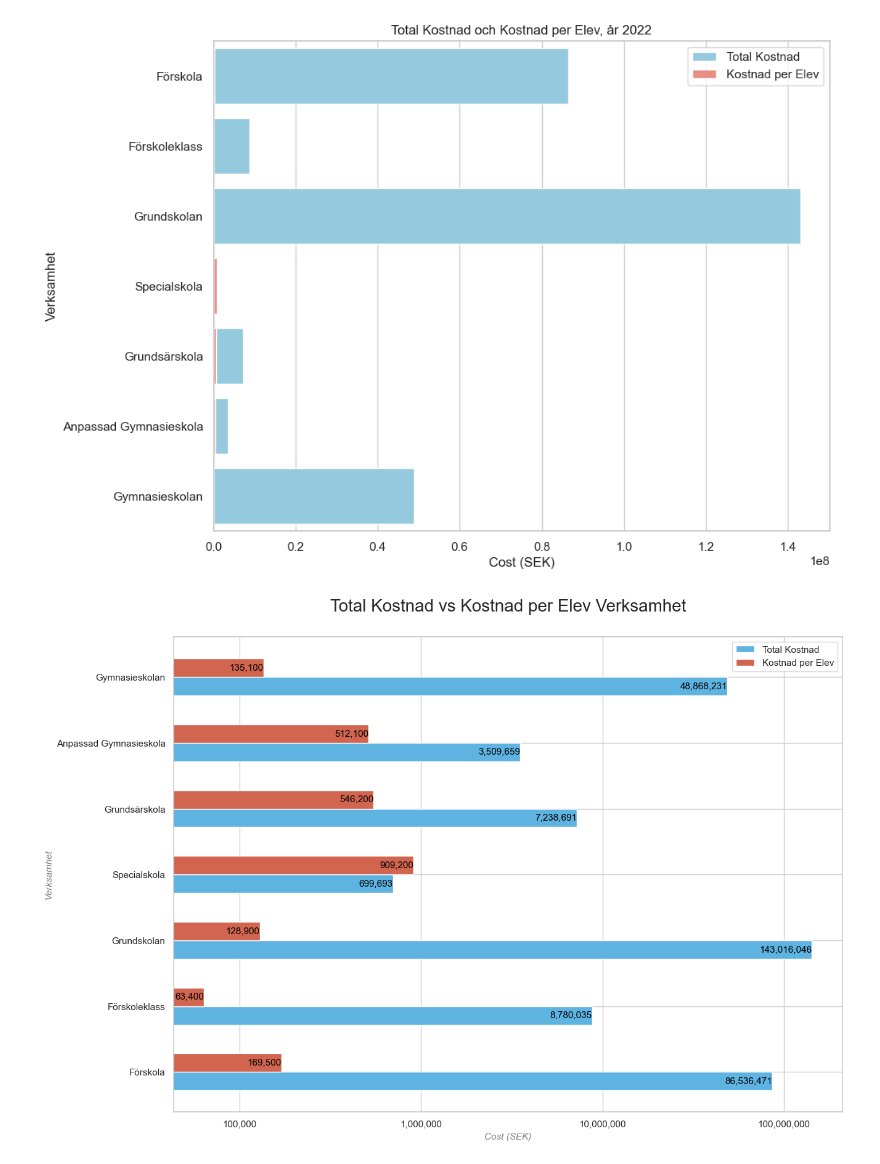
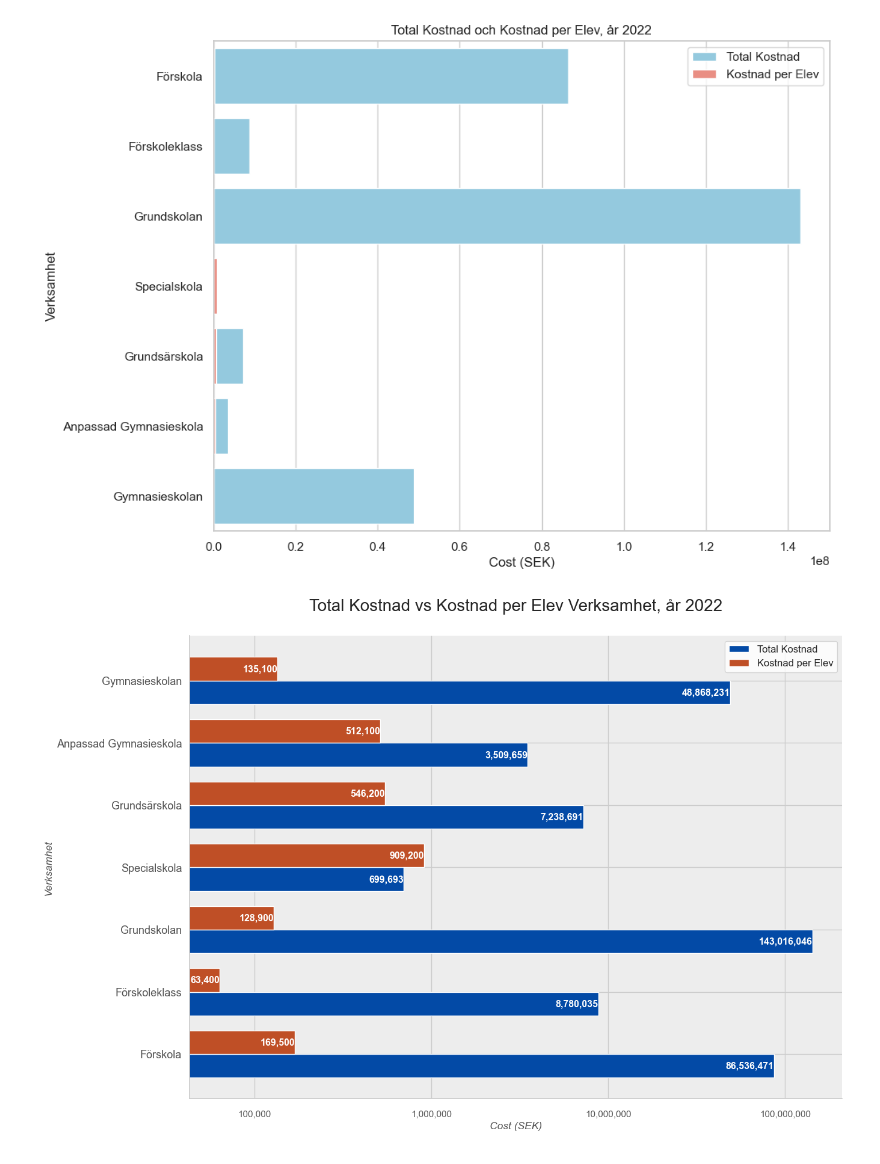
Before and after one commit to ArthurLopez1/Python-Arthur-Lopez-OPA23, a Jupyter notebook: labb2/labb2_2.ipynb, the cells around one changed output. Cells and saved outputs as stored; diff of their text form; code cells hidden in the pictures.

```diff
--- a/labb2/labb2_2.ipynb
+++ b/labb2/labb2_2.ipynb
@@ -329,44 +329,54 @@ plt.show()
 
 from matplotlib.ticker import ScalarFormatter, FuncFormatter
 import numpy as np
 
+grey = '#525252'
+
+
 plt.figure(figsize=(14, 10))
-barWidth = 0.28
+barWidth = 0.38
 r1 = np.arange(len(school_cost.index))
 r2 = [x + barWidth for x in r1]
 
-# Make the plot
-bars1 = plt.barh(r1, school_cost['Total Kostnad'], color='#5EB3E0', height=barWidth, label='Total Kostnad')
-bars2 = plt.barh(r2, school_cost['Kostnad per Elev'], color='#D1654F', height=barWidth, label='Kostnad per Elev')
 
-# Add value markers to every bar
+bars1 = plt.barh(r1, school_cost['Total Kostnad'], color='#034AA6', height=barWidth, label='Total Kostnad')
+bars2 = plt.barh(r2, school_cost['Kostnad per Elev'], color='#BF4F26', height=barWidth, label='Kostnad per Elev')
+
+# add value markers to every bar using a for loop for both barh
 for bars in [bars1, bars2]:
     for bar in bars:
         width = bar.get_width()
         plt.text(width, bar.get_y() + bar.get_height()/2, '{:,.0f}'.format(width),
-                 va='center', ha='right', fontsize=11, color='black')
+                 va='center', ha='right', fontsize=11.5, weight='bold', color='white')
 
-# Add legend
-plt.legend()
+plt.legend(fontsize=12)
 
 # Add labels and title
-plt.xlabel('Cost (SEK)', fontstyle='italic', fontsize=11, color='grey')
-plt.ylabel('Verksamhet', fontstyle='italic', fontsize=11, color='grey')
-plt.title('Total Kostnad vs Kostnad per Elev Verksamhet', fontsize=20, pad=30)
+plt.xlabel('Cost (SEK)', fontstyle='italic', fontsize=12.5, color=grey)
+plt.ylabel('Verksamhet', fontstyle='italic', fontsize=12.5, color=grey)
+plt.title('Total Kostnad vs Kostnad per Elev Verksamhet, år 2022', fontsize=20, pad=30, loc='center')
 
 plt.xscale('log')
 
 # Custom tick formatter to display actual amounts without scientific notation
 def amount_formatter(x, pos):
     return '{:,.0f}'.format(x)
 
 # Apply custom formatter to x-axis
-plt.gca().xaxis.set_major_formatter(FuncFormatter(amount_formatter))
+formatter = FuncFormatter(amount_formatter)
+plt.gca().xaxis.set_major_formatter(formatter)
+
+# Change color of x-axis numbers to grey
+plt.gca().tick_params(axis='x', colors=grey, size=10)
 
 # Add yticks on the middle of the group bars
-plt.yticks([r + barWidth/2 for r in range(len(school_cost.index))], school_cost.index)
+plt.yticks([r + barWidth/2 for r in range(len(school_cost.index))], school_cost.index, color=grey, fontsize=13)
+
+plt.gca().set_facecolor('#EDEDED')
+plt.gca().spines['top'].set_visible(False)
+plt.gca().spines['right'].set_visible(False)
 
 plt.savefig('visualiseringar/total_vs_elev.png', bbox_inches='tight', transparent=True, pad_inches=0, facecolor=(1, 1, 1))
 plt.show()
 # %% [output]
-[figure, old version]
+[figure, new version]
```
Also changed, not shown: 1 other file.
